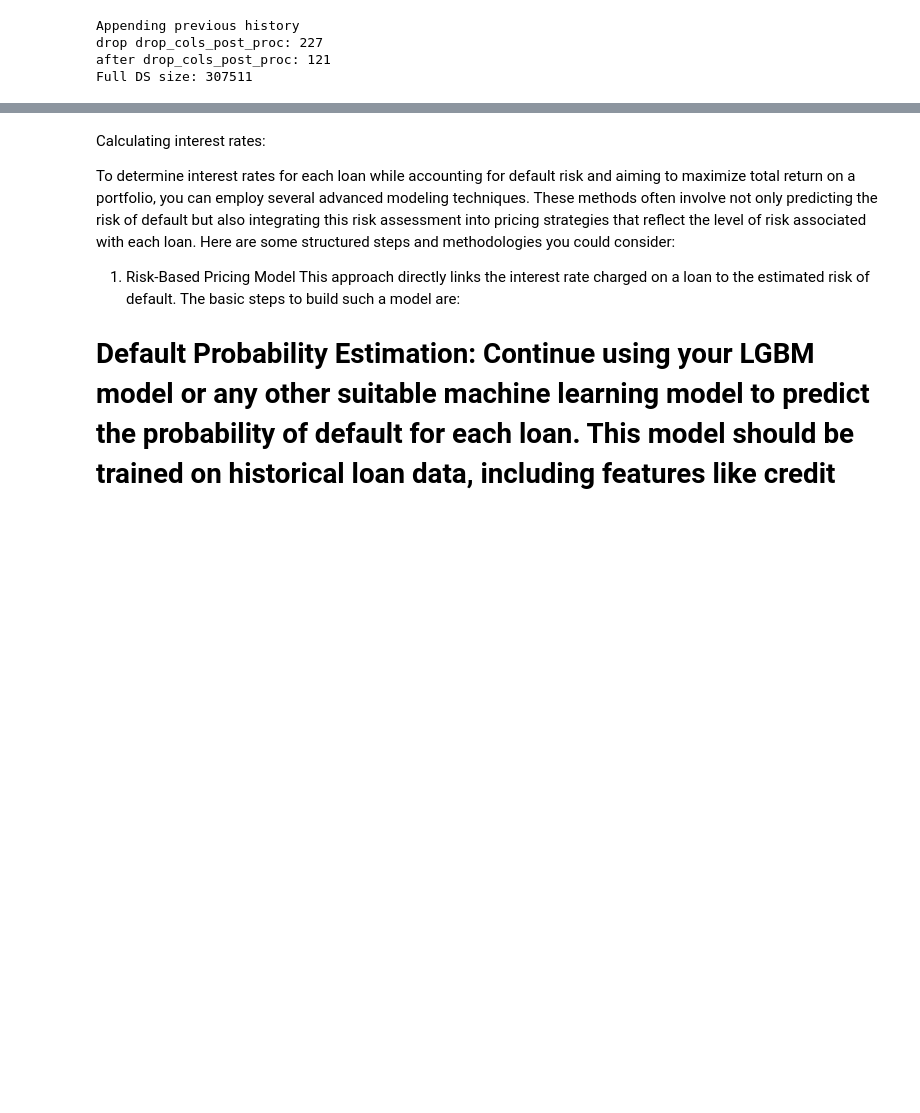
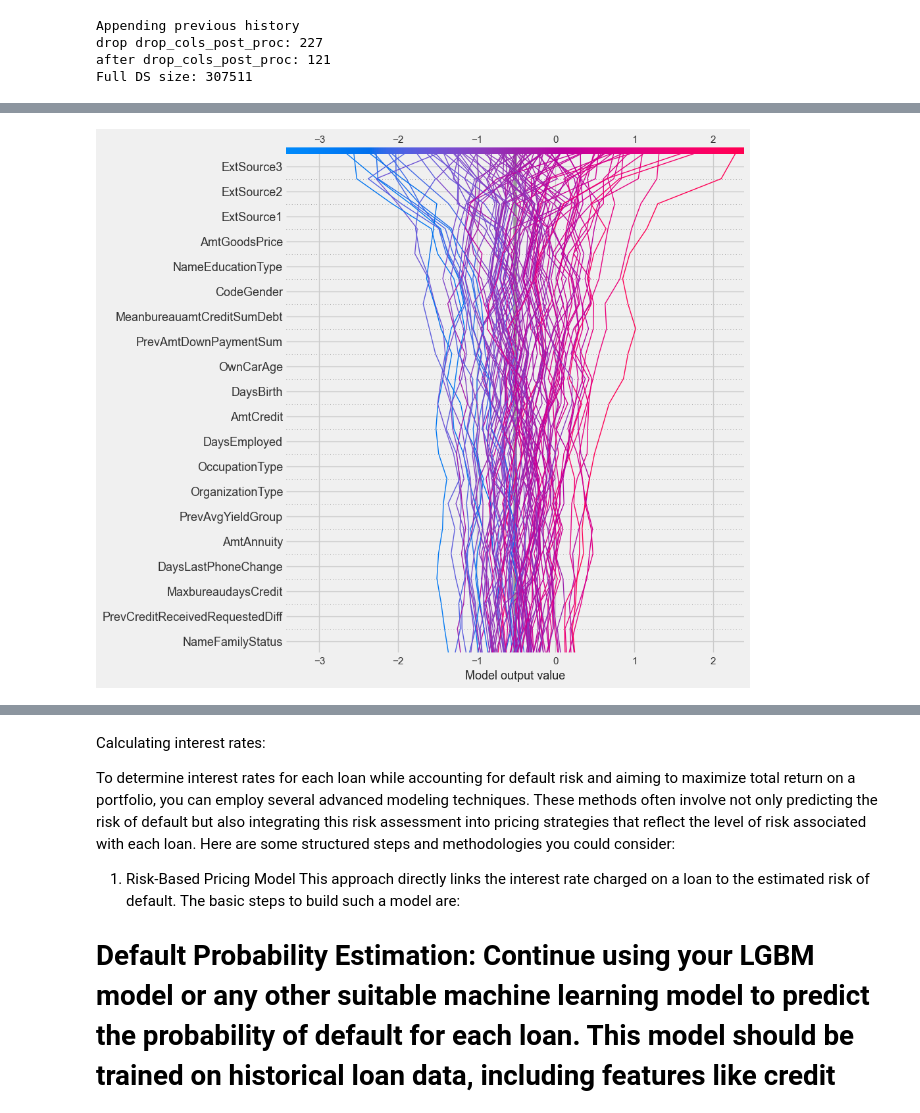
Before and after one commit to qwyt/HomeCreditDefaultRisk, a Jupyter notebook: Notebooks/2.0_Model.ipynb, the cells around one changed output, grey strips where cells are left out. Cells and saved outputs as stored; diff of their text form; code cells hidden in the pictures; blank space fills up the shorter version.

```diff
--- a/Notebooks/2.0_Model.ipynb
+++ b/Notebooks/2.0_Model.ipynb
@@ -105,0 +101,16 @@ shap.summary_plot(shap_values, X_test, plot_type="bar")
+# %%
+
+# Number of samples to include in subsample
+num_samples = 100
+
+# Generate random indices for subsampling
+indices = np.random.choice(X_test.shape[0], num_samples, replace=False)
+
+# Subsample the SHAP values and test data
+shap_values_subsample = shap_values[indices]
+X_test_subsample = X_test.iloc[indices]
+
+# Use the subsampled data in the decision plot
+shap.decision_plot(explainer.expected_value, shap_values_subsample, X_test_subsample, ignore_warnings=True)
+# %% [output]
+[figure, added]
```
Also changed, not shown: parts of 13 cells of this notebook, 7 other files.
